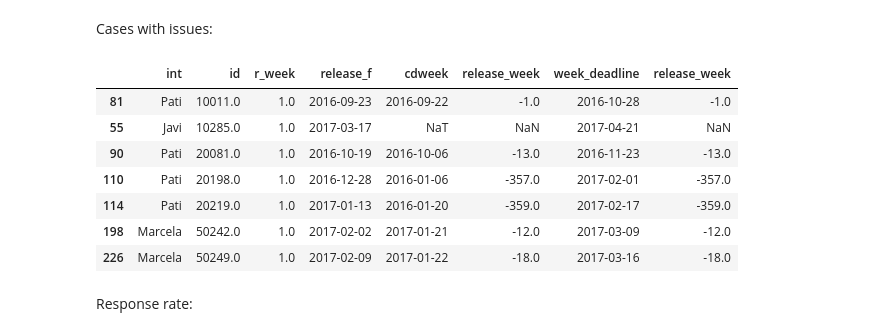
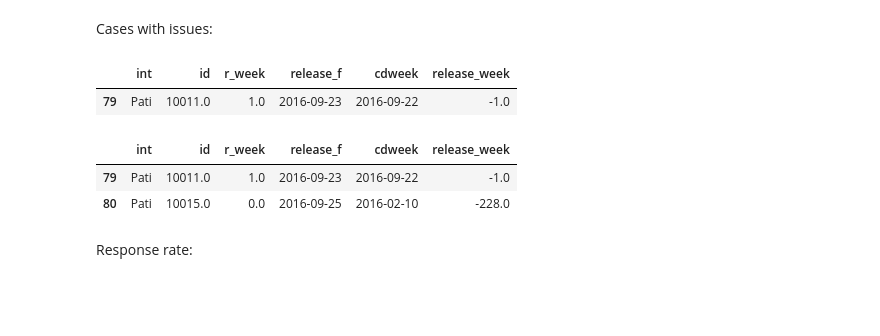
Before and after one commit to sdaza/reentry-chile, a Jupyter notebook: reports/reentry_chile_response_rates.ipynb, the cells around one changed output. Saved outputs shown, nothing was run; the diff lists cells and outputs as text; code cells hidden in the pictures; blank space fills up the shorter version.

```diff
--- a/reports/reentry_chile_response_rates.ipynb
+++ b/reports/reentry_chile_response_rates.ipynb
@@ -294,18 +302,18 @@ Cases with issues:
 # %%
 import datetime
 today = datetime.datetime.now()
 s = ((df.r_week == 1) & (today > df.week_deadline)) & ( (df.release_week <= 0) | (df.cdweek.isnull()) )
 
-df.loc[s,['int', 'id', 'r_week', 'release_f', 'cdweek', 'release_week', 'week_deadline', 'release_week']].sort_values('id')
+df.loc[s,['int', 'id', 'r_week', 'release_f', 'cdweek', 'release_week']].sort_values('id')
 # %% [output]
-|  | int | id | r_week | release_f | cdweek | release_week | week_deadline | release_week |
-| 81 | Pati | 10011.0 | 1.0 | 2016-09-23 | 2016-09-22 | -1.0 | 2016-10-28 | -1.0 |
-| 55 | Javi | 10285.0 | 1.0 | 2017-03-17 | NaT | NaN | 2017-04-21 | NaN |
-| 90 | Pati | 20081.0 | 1.0 | 2016-10-19 | 2016-10-06 | -13.0 | 2016-11-23 | -13.0 |
-| 110 | Pati | 20198.0 | 1.0 | 2016-12-28 | 2016-01-06 | -357.0 | 2017-02-01 | -357.0 |
-| 114 | Pati | 20219.0 | 1.0 | 2017-01-13 | 2016-01-20 | -359.0 | 2017-02-17 | -359.0 |
-| 198 | Marcela | 50242.0 | 1.0 | 2017-02-02 | 2017-01-21 | -12.0 | 2017-03-09 | -12.0 |
-| 226 | Marcela | 50249.0 | 1.0 | 2017-02-09 | 2017-01-22 | -18.0 | 2017-03-16 | -18.0 |
+|  | int | id | r_week | release_f | cdweek | release_week |
+| 79 | Pati | 10011.0 | 1.0 | 2016-09-23 | 2016-09-22 | -1.0 |
+# %%
+df.loc[df.release_week < 0,['int', 'id', 'r_week', 'release_f', 'cdweek', 'release_week']]
+# %% [output]
+|  | int | id | r_week | release_f | cdweek | release_week |
+| 79 | Pati | 10011.0 | 1.0 | 2016-09-23 | 2016-09-22 | -1.0 |
+| 80 | Pati | 10015.0 | 0.0 | 2016-09-25 | 2016-02-10 | -228.0 |
 # %% [markdown]
 Response rate:
 # %%
```
Also changed, not shown: parts of 11 cells of this notebook.
